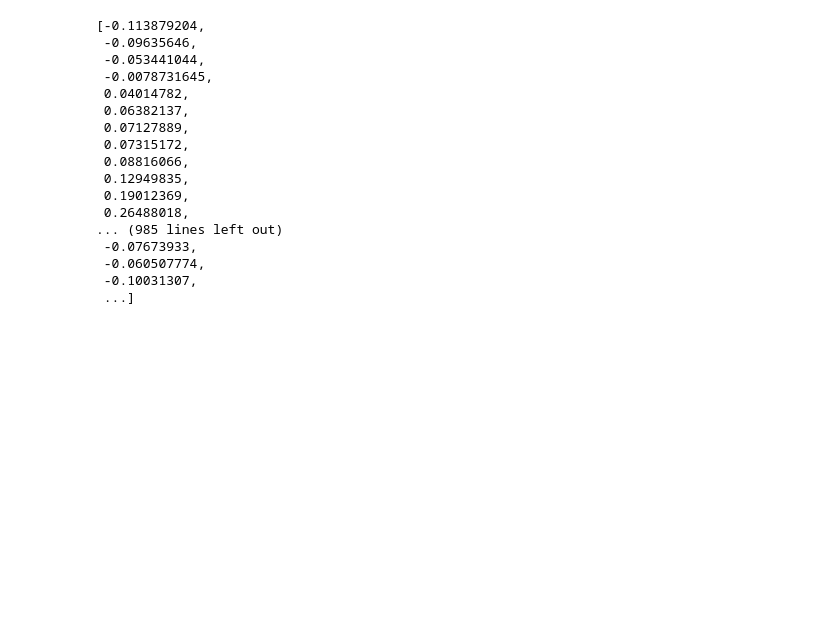
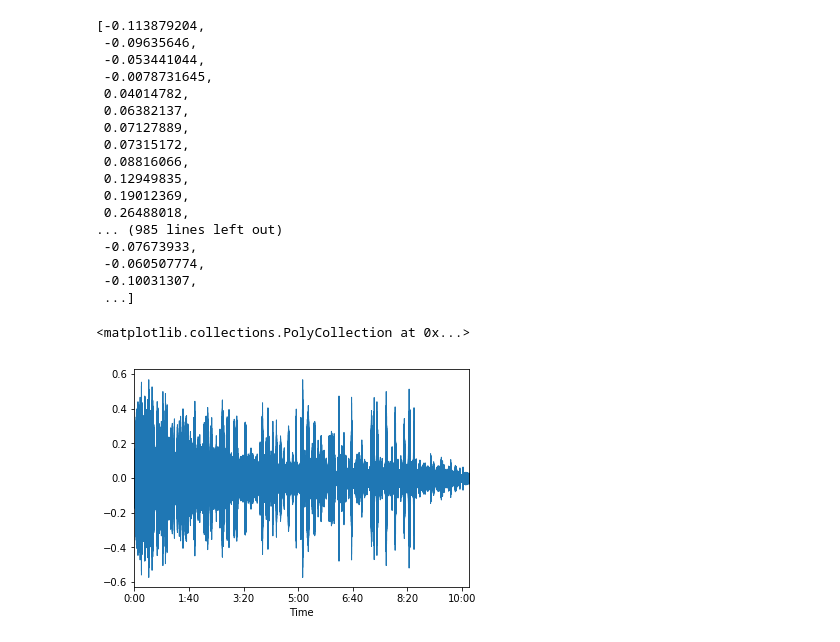
Before and after one commit to jamiecwebber/vaporyanni, a Jupyter notebook: vaporyanni.ipynb, the cells around one changed output. Cells and saved outputs as stored; diff of their text form; code cells hidden in the pictures; blank space fills up the shorter version.

```diff
--- a/vaporyanni.ipynb
+++ b/vaporyanni.ipynb
@@ -178,7 +193,5 @@ def sortRule(val):
 def sortTwo(val):
     return val['point'][1]
 
-data_sorted_x = data
-data_sorted_y = data
-data_sorted_x.sort(key = sortRule)
-data_sorted_y.sort(key = sortTwo)
+data_sorted_x = sorted(data, key=sortRule)
+data_sorted_y = sorted(data, key=sortTwo)
@@ -216,0 +227,29 @@ sortedAudioY = np.asarray(sortedAudioY)
+# %%
+
+sortedAudioX = []
+fadeout = np.asarray(np.zeros(fadeinlen))
+np.append(y, fadeout)
+for i, sample in enumerate(data_sorted_x):
+    audioSampleX = y[sample['index']:sample['endIndex']].copy()
+    if (i != 0):
+        for j in range(0, fadeinlen):
+            sortedAudioX[-j-1] = sortedAudioX[-j-1] + y[sample['index']-j-1]*fadein[j]
+            audioSampleX[-j-1] = audioSampleX[-j-1]*fadein[j]
+#             audioSampleX[j] = audioSampleX[j] + fadeout[j]
+#             fadeout[j] = y[sample['endIndex']+j]*fadein[j]
+    sortedAudioX.extend(audioSampleX)
+
+sortedAudioX = np.asarray(sortedAudioX)
+
+sortedAudioY = []
+fadeout = np.asarray(np.zeros(fadeinlen))
+for i, sample in enumerate(data_sorted_y):
+    audioSampleY = y[sample['index']:sample['endIndex']].copy()
+    if (i != 0):
+        for j in range(0, fadeinlen):
+            sortedAudioY[-j-1] = sortedAudioY[-j-1] + y[sample['index']-j-1]*fadein[j]
+            audioSampleY[-j-1] = audioSampleY[-j-1]*fadein[j]
+#             audioSampleY[j] = audioSampleY[j] + fadeout[j]
+#             fadeout[j] = y[sample['endIndex']+j]*fadein[j]
+    sortedAudioY.extend(audioSampleY)
+sortedAudioY = np.asarray(sortedAudioY)
@@ -246,0 +291,5 @@ librosa.output.write_wav('./sortedAudioYVoyage1.wav', sortedAudioY, sr)
+# %%
+librosa.display.waveplot(sortedAudioX, sr=sr)
+# %% [output]
+<matplotlib.collections.PolyCollection at 0x...>
+[figure, added]
```
Also changed, not shown: parts of 16 cells of this notebook, 1 other file.
